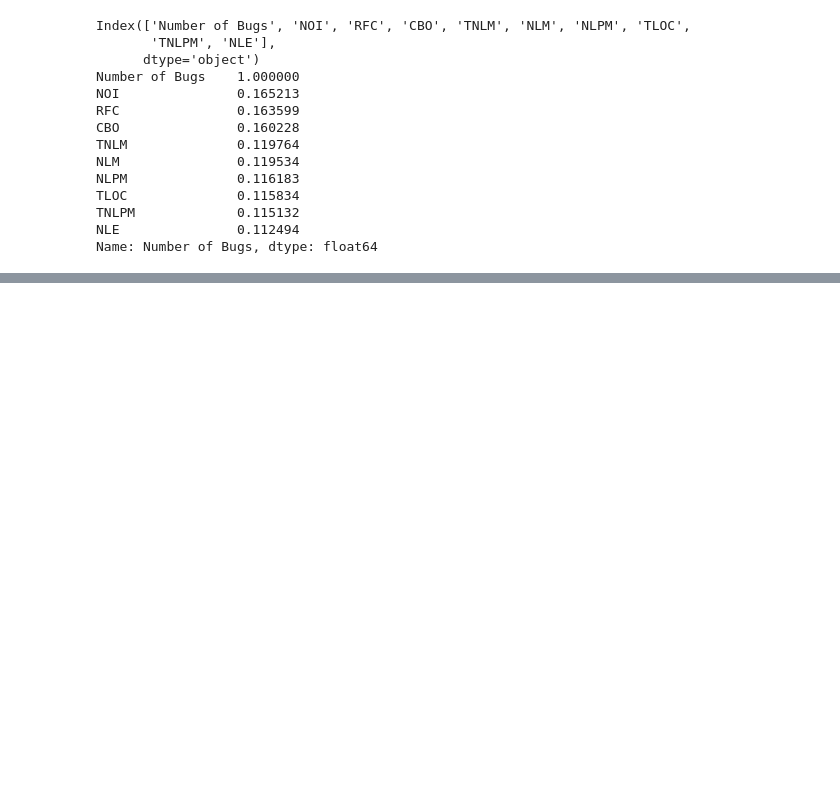
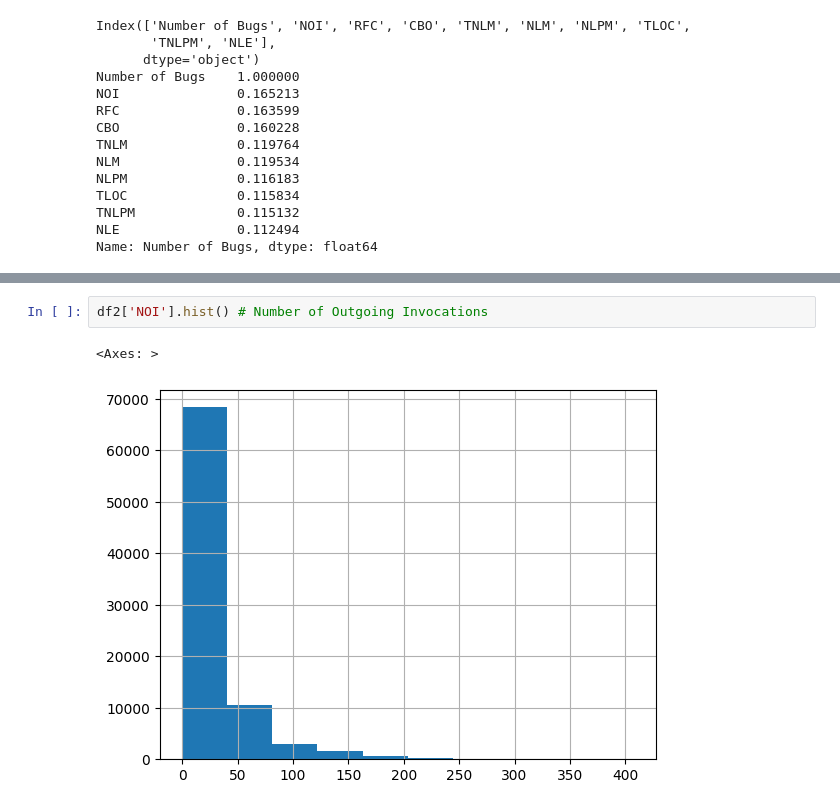
Before and after one commit to hr-vasquez/bug-detection, a Jupyter notebook: data_exploration.ipynb.ipynb, the cells around one changed output, grey strips where cells are left out. Cells and saved outputs as stored; diff of their text form; blank space fills up the shorter version.

```diff
--- a/data_exploration.ipynb.ipynb
+++ b/data_exploration.ipynb.ipynb
@@ -304,0 +398,5 @@ Name: Number of Bugs, dtype: float64
+# %%
+df2['NOI'].hist() # Number of Outgoing Invocations
+# %% [output]
+<Axes: >
+[figure, added]
```
Also changed, not shown: parts of 31 cells of this notebook, 27 other files.
